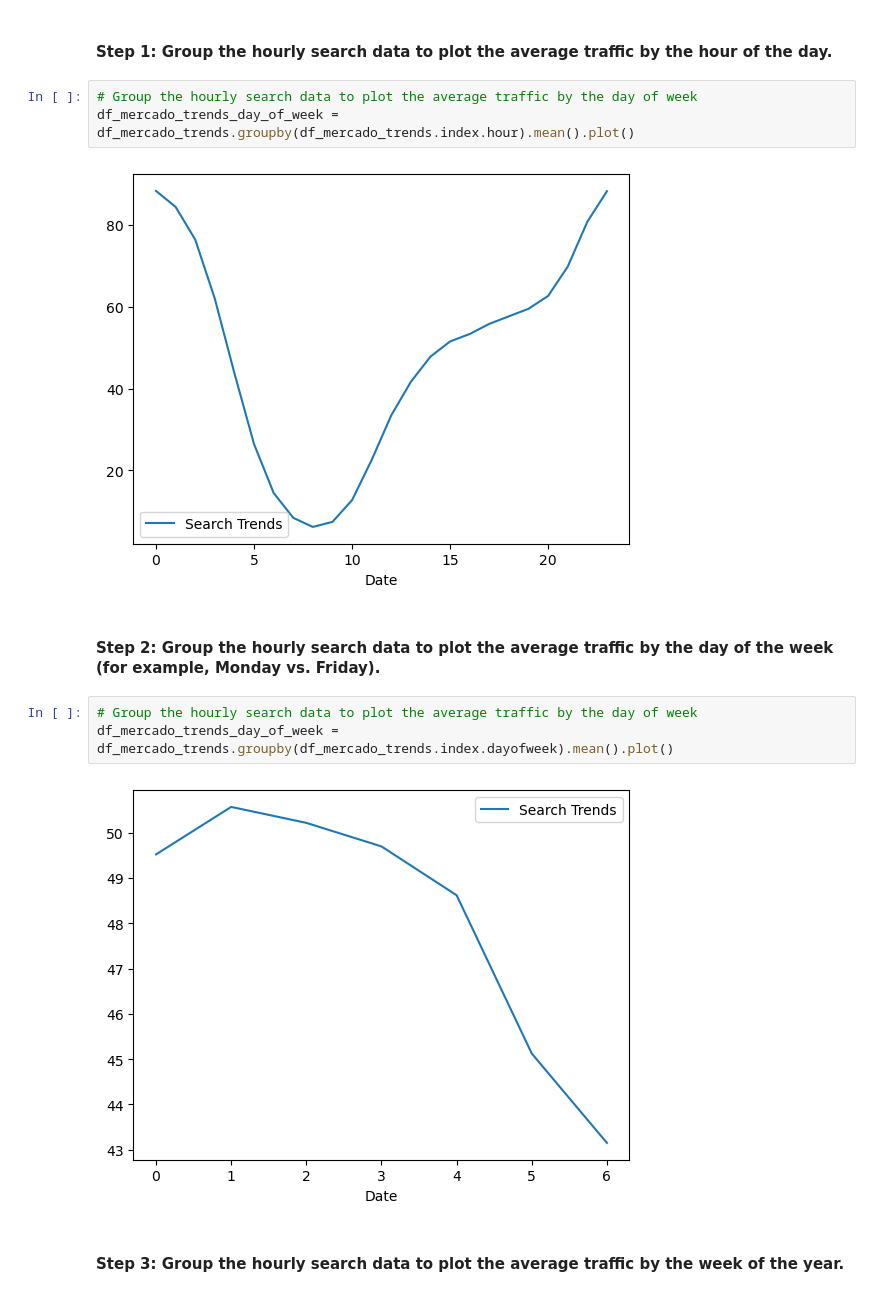
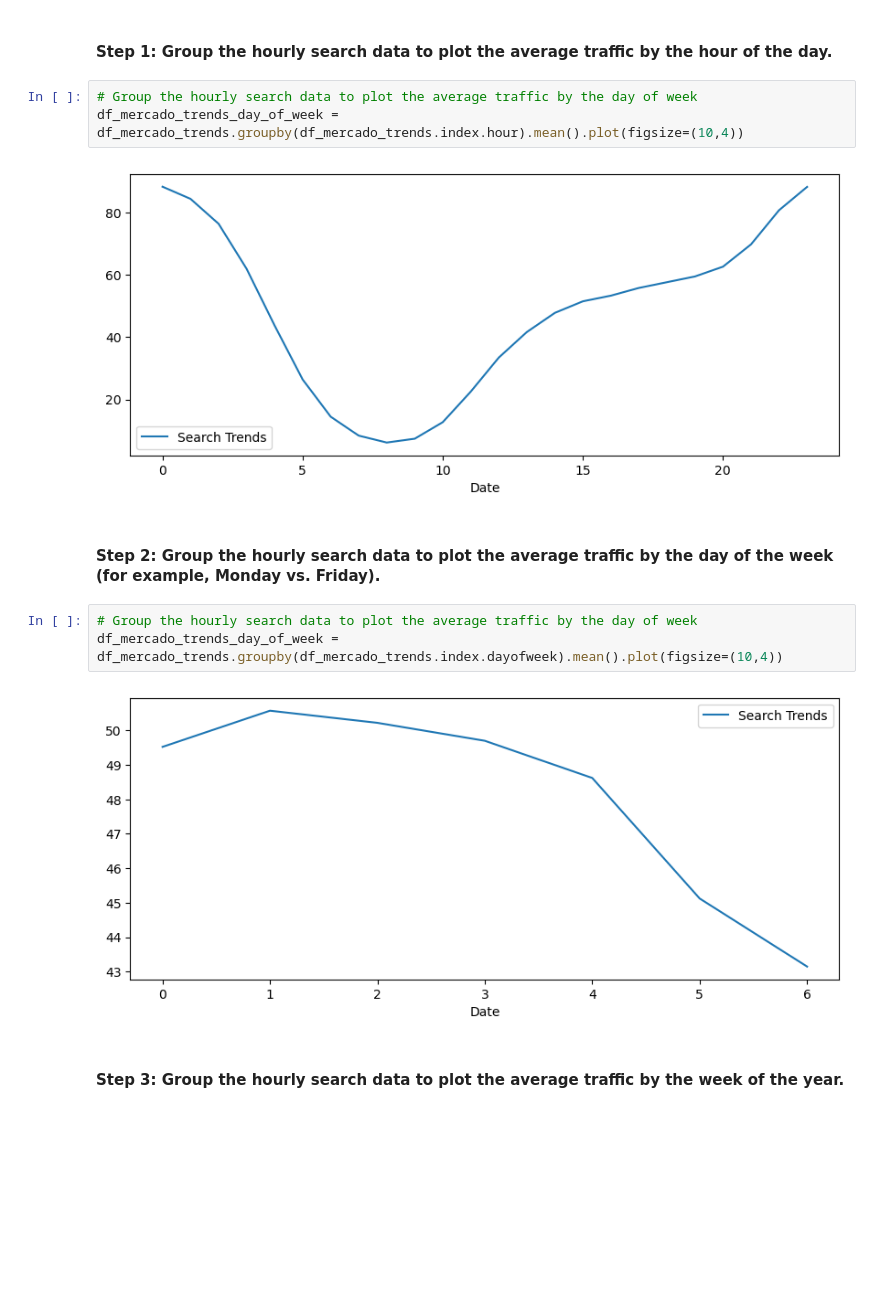
Before and after one commit to tdhdpilot/prophet-challenge, a Jupyter notebook: forecasting_net_prophet.ipynb, the cells around one changed output. Saved outputs shown, nothing was run; the diff lists cells and outputs as text; blank space fills up the shorter version.

```diff
--- a/forecasting_net_prophet.ipynb
+++ b/forecasting_net_prophet.ipynb
@@ -159,16 +157,16 @@ To that end, you want to mine the search traffic data for predictable seasonal p
 #### Step 1: Group the hourly search data to plot the average traffic by the hour of the day.
 # %%
 # Group the hourly search data to plot the average traffic by the day of week
-df_mercado_trends_day_of_week = df_mercado_trends.groupby(df_mercado_trends.index.hour).mean().plot()
+df_mercado_trends_day_of_week = df_mercado_trends.groupby(df_mercado_trends.index.hour).mean().plot(figsize=(10,4))
 # %% [output]
-[figure, old version]
+[figure, new version]
 # %% [markdown]
 #### Step 2: Group the hourly search data to plot the average traffic by the day of the week (for example, Monday vs. Friday).
 # %%
 # Group the hourly search data to plot the average traffic by the day of week
-df_mercado_trends_day_of_week = df_mercado_trends.groupby(df_mercado_trends.index.dayofweek).mean().plot()
+df_mercado_trends_day_of_week = df_mercado_trends.groupby(df_mercado_trends.index.dayofweek).mean().plot(figsize=(10,4))
 # %% [output]
-[figure, old version]
+[figure, new version]
 # %% [markdown]
 #### Step 3: Group the hourly search data to plot the average traffic by the week of the year.
 # %%
```
Also changed, not shown: parts of 12 cells of this notebook, 1 other file.
